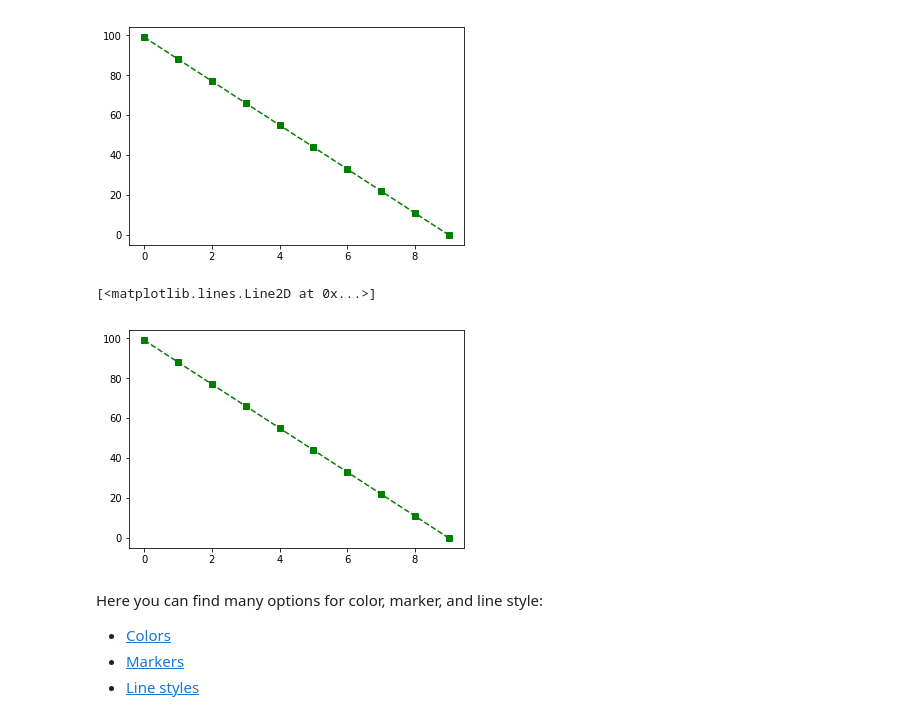
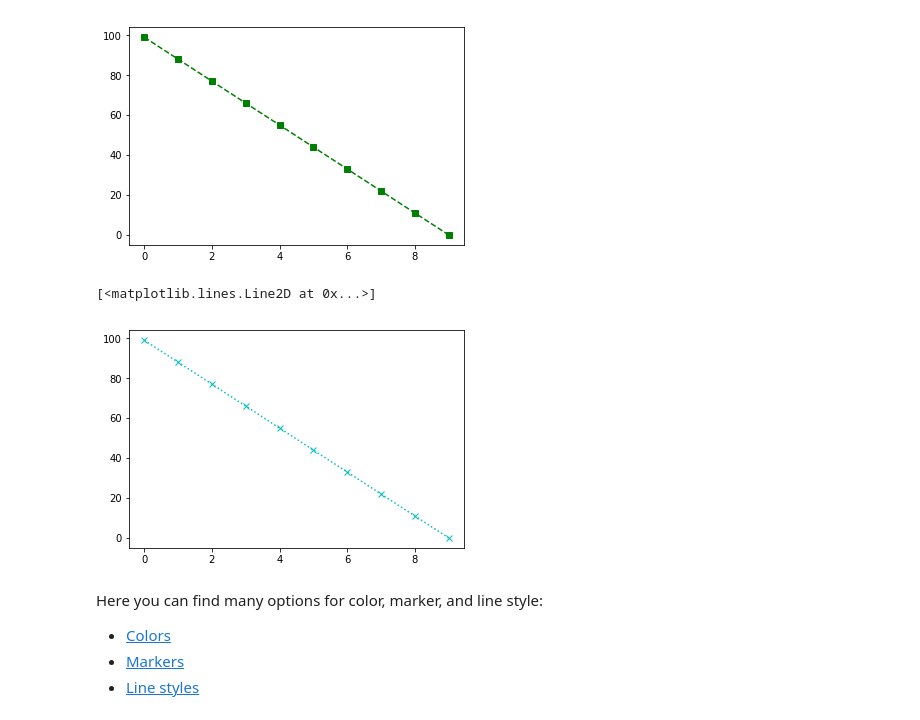
Before and after one commit to ch00226855/CMP464-Fall2019, a Jupyter notebook: Week6_Matplotlib_Part1.ipynb, the cells around one changed output. Drawn from its saved outputs; the diff is of its cells as text; code cells hidden in the pictures.

```diff
--- a/Week6_Matplotlib_Part1.ipynb
+++ b/Week6_Matplotlib_Part1.ipynb
@@ -34,10 +34,10 @@ plt.plot(x_coordinates, y_coordinates, color='g', marker='s', linestyle='--')
 [figure]
 # %%
 # Use a single string
-plt.plot(x_coordinates, y_coordinates, 'gs--')
+plt.plot(x_coordinates, y_coordinates, 'cx:')
 # %% [output]
 [<matplotlib.lines.Line2D at 0x...>]
-[figure, old version]
+[figure, new version]
 # %% [markdown]
 Here you can find many options for color, marker, and line style:
 - [Colors](https://matplotlib.org/2.0.2/api/colors_api.html)
```
Also changed, not shown: parts of 21 cells of this notebook.
